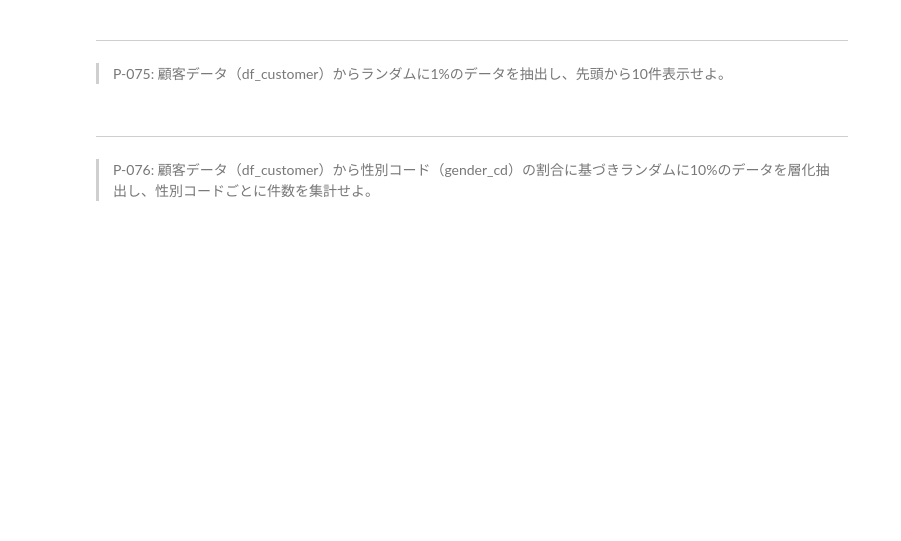
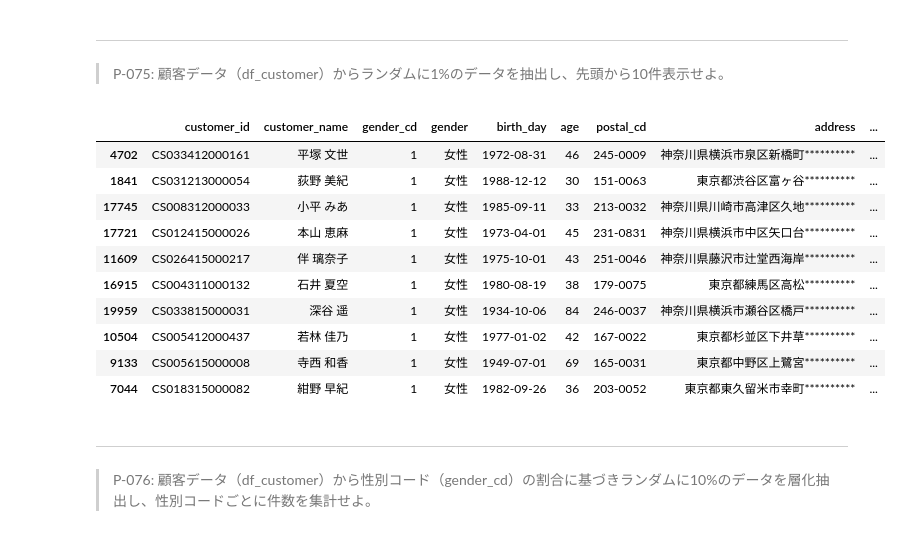
Before and after one commit to kayaba0721/ThinkStats2, a Jupyter notebook: docker/work/preprocess_knock_Python.ipynb, the cells around one changed output. Saved outputs shown, nothing was run; the diff lists cells and outputs as text; code cells hidden in the pictures; blank space fills up the shorter version.

```diff
--- a/docker/work/preprocess_knock_Python.ipynb
+++ b/docker/work/preprocess_knock_Python.ipynb
@@ -1839,6 +1918,20 @@ AttributeError: 'TimedeltaProperties' object has no attribute 'month'
 # %% [markdown]
 ---
 > P-075: 顧客データ（df_customer）からランダムに1%のデータを抽出し、先頭から10件表示せよ。
+# %%
+df_customer.sample(frac = 0.01).head(10)
+# %% [output]
+|  | customer_id | customer_name | gender_cd | gender | birth_day | age | postal_cd | address | ... |
+| 4702 | CS033412000161 | 平塚 文世 | 1 | 女性 | 1972-08-31 | 46 | 245-0009 | 神奈川県横浜市泉区新橋町********** | ... |
+| 1841 | CS031213000054 | 荻野 美紀 | 1 | 女性 | 1988-12-12 | 30 | 151-0063 | 東京都渋谷区富ヶ谷********** | ... |
+| 17745 | CS008312000033 | 小平 みあ | 1 | 女性 | 1985-09-11 | 33 | 213-0032 | 神奈川県川崎市高津区久地********** | ... |
+| 17721 | CS012415000026 | 本山 恵麻 | 1 | 女性 | 1973-04-01 | 45 | 231-0831 | 神奈川県横浜市中区矢口台********** | ... |
+| 11609 | CS026415000217 | 伴 璃奈子 | 1 | 女性 | 1975-10-01 | 43 | 251-0046 | 神奈川県藤沢市辻堂西海岸********** | ... |
+| 16915 | CS004311000132 | 石井 夏空 | 1 | 女性 | 1980-08-19 | 38 | 179-0075 | 東京都練馬区高松********** | ... |
+| 19959 | CS033815000031 | 深谷 遥 | 1 | 女性 | 1934-10-06 | 84 | 246-0037 | 神奈川県横浜市瀬谷区橋戸********** | ... |
+| 10504 | CS005412000437 | 若林 佳乃 | 1 | 女性 | 1977-01-02 | 42 | 167-0022 | 東京都杉並区下井草********** | ... |
+| 9133 | CS005615000008 | 寺西 和香 | 1 | 女性 | 1949-07-01 | 69 | 165-0031 | 東京都中野区上鷺宮********** | ... |
+| 7044 | CS018315000082 | 紺野 早紀 | 1 | 女性 | 1982-09-26 | 36 | 203-0052 | 東京都東久留米市幸町********** | ... |
 # %% [markdown]
 ---
 > P-076: 顧客データ（df_customer）から性別コード（gender_cd）の割合に基づきランダムに10%のデータを層化抽出し、性別コードごとに件数を集計せよ。
```
Also changed, not shown: parts of 11 cells of this notebook.
